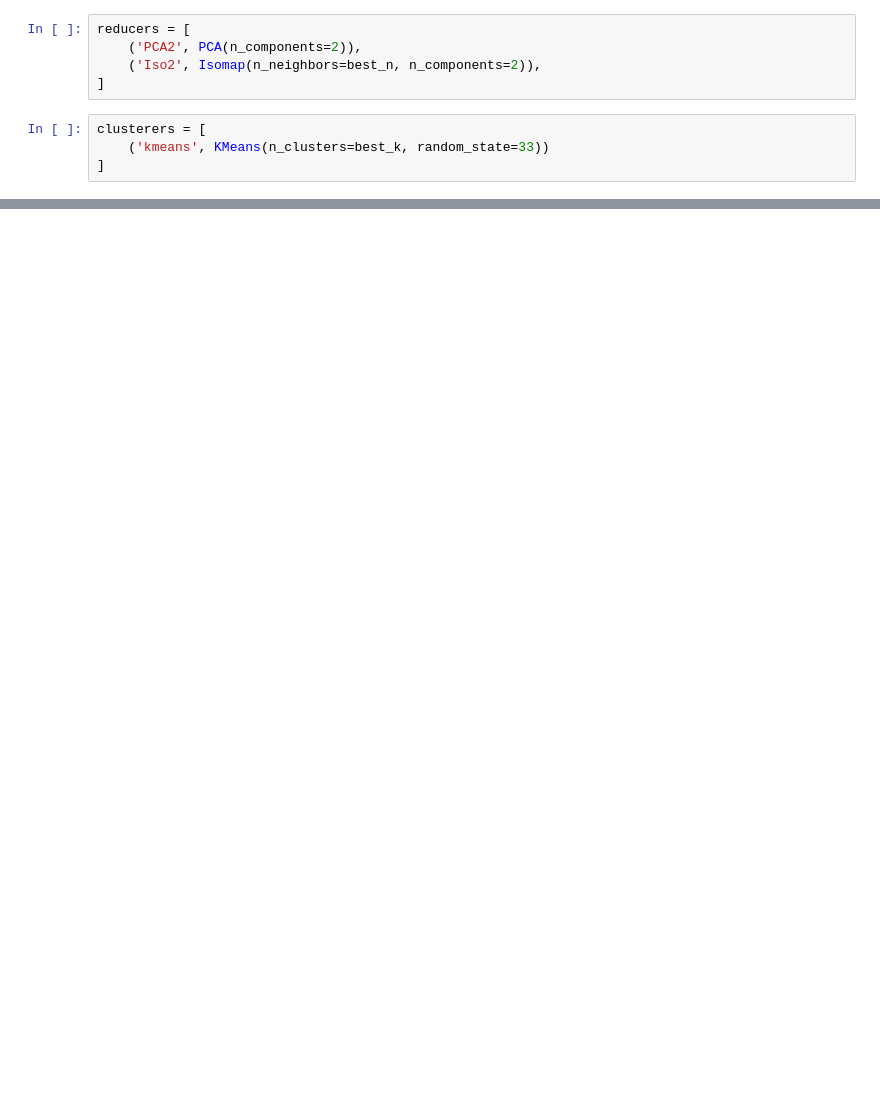
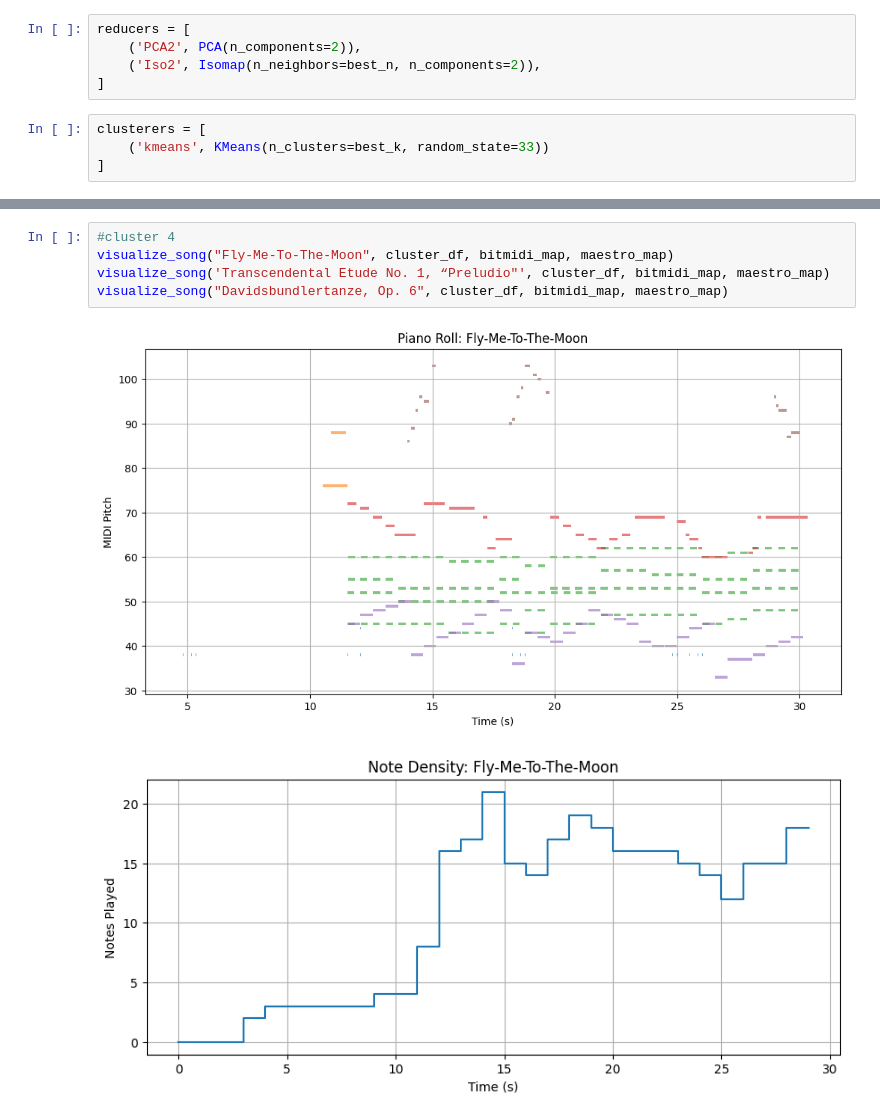
Before and after one commit to cloughurd/melodies, a Jupyter notebook: experiments/CrossDomain.ipynb, the cells around one changed output, grey strips where cells are left out. Cells and saved outputs as stored; diff of their text form; blank space fills up the shorter version.

```diff
--- a/experiments/CrossDomain.ipynb
+++ b/experiments/CrossDomain.ipynb
@@ -138,0 +255,8 @@ plt.show()
+# %%
+#cluster 4
+visualize_song("Fly-Me-To-The-Moon", cluster_df, bitmidi_map, maestro_map)
+visualize_song('Transcendental Etude No. 1, “Preludio"', cluster_df, bitmidi_map, maestro_map)
+visualize_song("Davidsbundlertanze, Op. 6", cluster_df, bitmidi_map, maestro_map)
+# %% [output]
+[figure, added]
+[figure, added]
```
Also changed, not shown: parts of 13 cells of this notebook, 3 other files.
